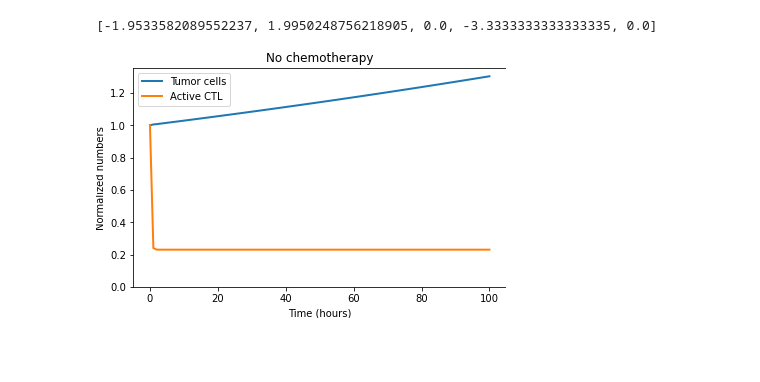
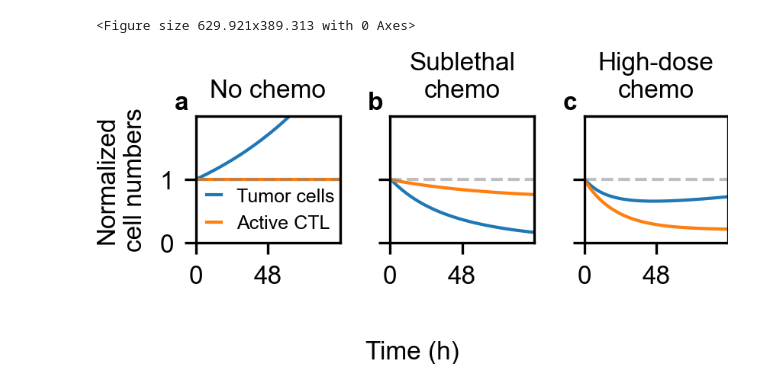
Before and after one commit to sisyga/addcyto, a Jupyter notebook: addcyto.ipynb, the cells around one changed output. Cells and saved outputs as stored; diff of their text form; code cells hidden in the pictures; blank space fills up the shorter version.

```diff
--- a/addcyto.ipynb
+++ b/addcyto.ipynb
@@ -26,24 +72,22 @@ deathrates = np.array((0., 0.1, 0.5))
 repairrate = 6
 ctldamagerate = 1
 proliferationrate =  1. / 24
-ctlchemokillrate = 4
+ctlchemokillrate = .05
 chemodamagerate = 1
-ctlrecruitment = 1
-ctlremoval = 1
-ctlchemots = 4
+ctlrecruitment = 0.01
+ctlremoval = 0.01
+ctlchemots = 10
 tumorchemots = 0.1
 
 ctl0 = 1.
-chemo0 = 20.
+chemo0 = 0
 
 y0 = np.array([1., 0, 0, ctl0, chemo0])
-tmax = 100
+tmax = 96
 ts = np.linspace(0, tmax, 101)
 # %%
 sol = solve_ivp(simple_addcyto, (0, tmax), y0, t_eval=ts, args=(deathrates, repairrate, ctldamagerate, proliferationrate, ctlchemokillrate, chemodamagerate,
                    ctlrecruitment, ctlremoval, ctlchemots, tumorchemots))
 # %%
-simple_addcyto(0, y0, deathrates, repairrate, ctldamagerate, proliferationrate, ctlchemokillrate, chemodamagerate,
-                   ctlrecruitment, ctlremoval, ctlchemots, tumorchemots)
+# simple_addcyto(0, y0, deathrates, repairrate, ctldamagerate, proliferationrate, ctlchemokillrate, chemodamagerate,
+#                    ctlrecruitment, ctlremoval, ctlchemots, tumorchemots)
-# %% [output]
-[-1.9533582089552237, 1.9950248756218905, 0.0, -3.3333333333333335, 0.0]
@@ -55,12 +93,0 @@ chemo = sol.y[-1]
-# %%
-plt.plot(sol.t, T, label='Tumor cells')
-plt.plot(sol.t, ctl, label='Active CTL')
-plt.legend()
-plt.xlabel('Time (hours)')
-plt.ylabel('Normalized numbers')
-plt.title('No chemotherapy')
-plt.ylim(0)
-# plt.yscale('log')
-plt.savefig('hidosechemo.svg')
-# %% [output]
-[figure, removed]
@@ -66,0 +96,40 @@ plt.savefig('hidosechemo.svg')
+# %%
+fig, axs = plt.subplots(1, 3, sharex=True, sharey=True, figsize=(3, 1.5))
+
+c0s = [0, 1, 30]
+for c, ax in zip(c0s, axs):
+    y0 = np.array([1., 0, 0, ctl0, c])
+    sol = solve_ivp(simple_addcyto, (0, tmax), y0, t_eval=ts, args=(deathrates, repairrate, ctldamagerate, proliferationrate, ctlchemokillrate, chemodamagerate,
+                   ctlrecruitment, ctlremoval, ctlchemots, tumorchemots))
+
+    T = sol.y[:imax].sum(0)
+    ctl = sol.y[imax]
+    chemo = sol.y[-1]
+    t = sol.t
+    ax.plot(t, T, label='Tumor cells', lw=1)
+    ax.plot(t, ctl, label='Active CTL', lw=1)
+    ax.plot([t[0], t[-1]], [1, 1], '--', c='gray', alpha=.5, lw=1)
+#     plt.legend()
+#     plt.xlabel('Time (h)')
+#     plt.ylabel('Normalized numbers')
+#     plt.title('No chemotherapy ($C=0$)')
+    plt.ylim(0, 2)
+    plt.xlim(0, 96)
+    plt.xticks([0, 48])
+
+# plt.yscale('log')
+# plt.savefig('nochemo.svg')
+axs[0].legend(borderpad=0.05, fontsize=6, frameon=False, handlelength=.75, edgecolor='1.')
+axs[0].set_ylabel('Normalized\ncell numbers')
+axs[0].set_yticks([0, 1])
+axs[0].set_title('No chemo', size=8)
+axs[1].set_title('Sublethal\nchemo', size=8)
+axs[2].set_title('High-dose\nchemo', size=8)
+label_axes(fig)
+fig.supxlabel('Time (h)', size=8)
+plt.tight_layout()
+plt.savefig('treatment.svg')
+plt.show()
+# %% [output]
+<Figure size 629.921x389.313 with 0 Axes>
+[figure, added]
```
Also changed, not shown: parts of 4 cells of this notebook, 1 other file.
